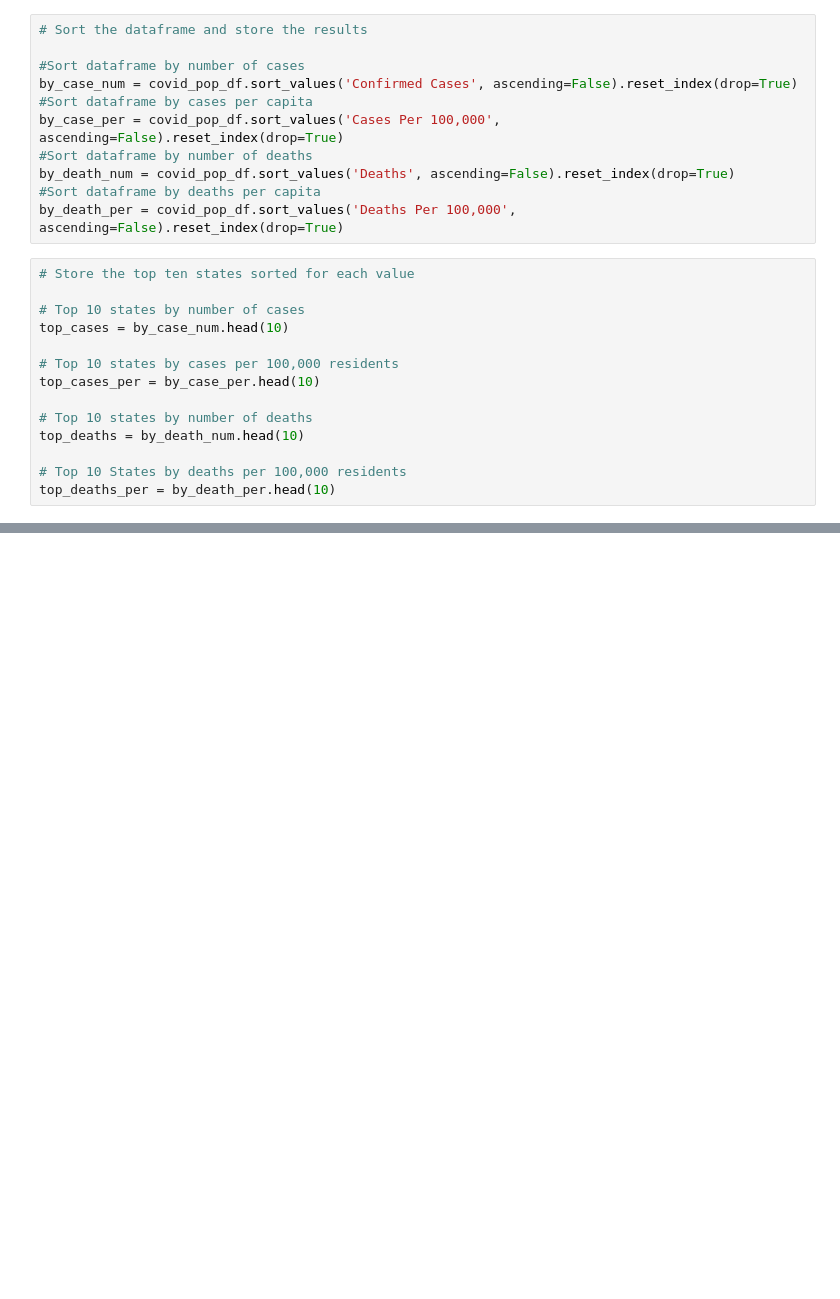
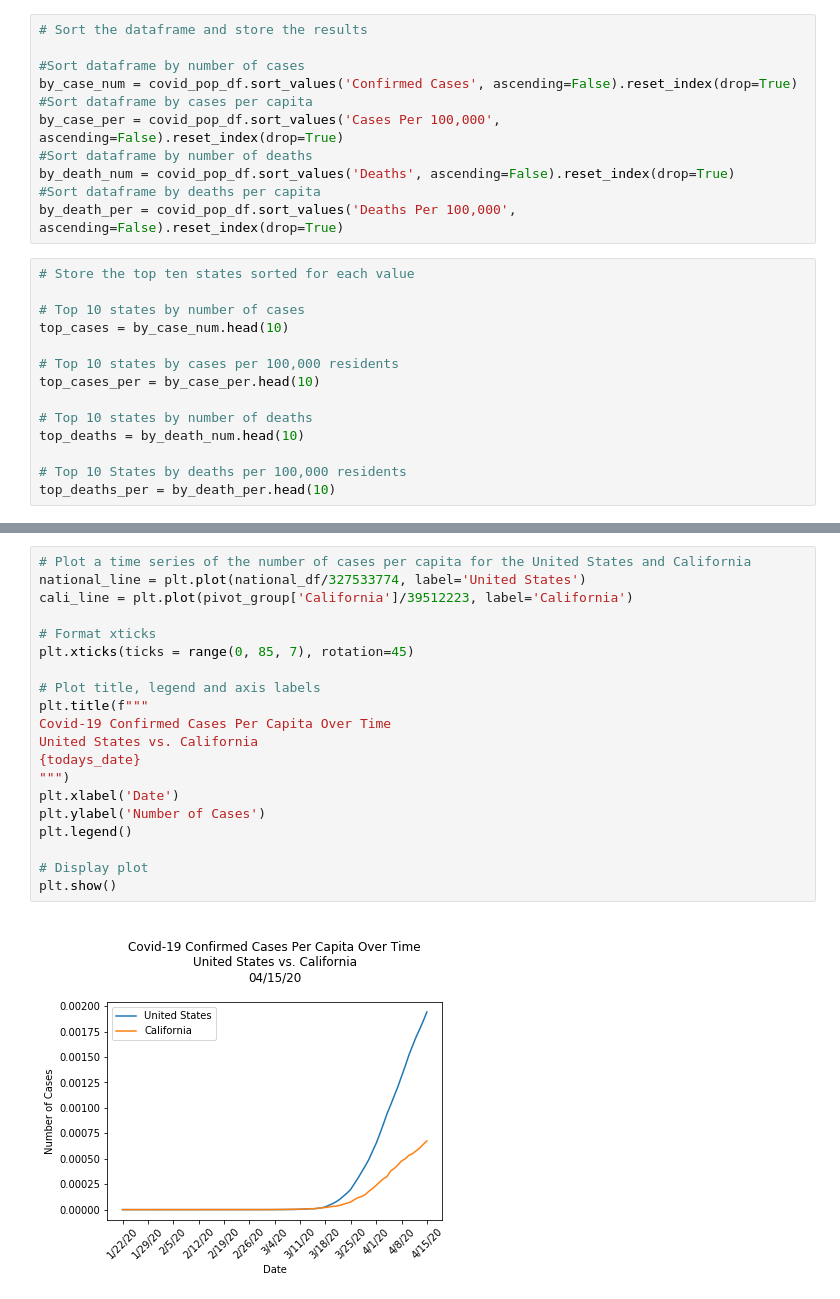
Before and after one commit to aaronrotman/project-one, a Jupyter notebook: main.ipynb, the cells around one changed output, grey strips where cells are left out. Drawn from its saved outputs; the diff is of its cells as text; blank space fills up the shorter version.

```diff
--- a/main.ipynb
+++ b/main.ipynb
@@ -420,0 +490,22 @@ fig
+# %%
+# Plot a time series of the number of cases per capita for the United States and California
+national_line = plt.plot(national_df/327533774, label='United States')
+cali_line = plt.plot(pivot_group['California']/39512223, label='California')
+
+# Format xticks
+plt.xticks(ticks = range(0, 85, 7), rotation=45)
+
+# Plot title, legend and axis labels
+plt.title(f"""
+Covid-19 Confirmed Cases Per Capita Over Time
+United States vs. California
+{todays_date}
+""")
+plt.xlabel('Date')
+plt.ylabel('Number of Cases')
+plt.legend()
+
+# Display plot
+plt.show()
+# %% [output]
+[figure, added]
```
Also changed, not shown: parts of 13 cells of this notebook.
